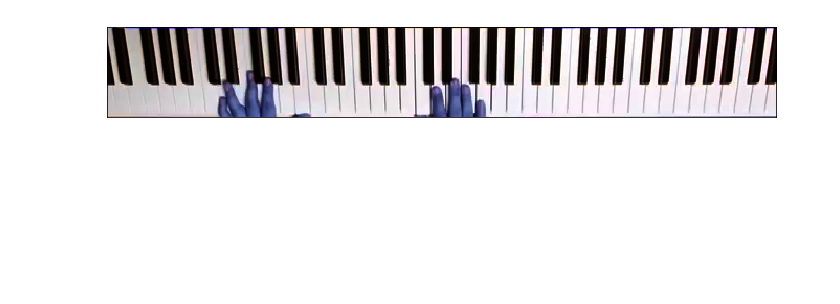
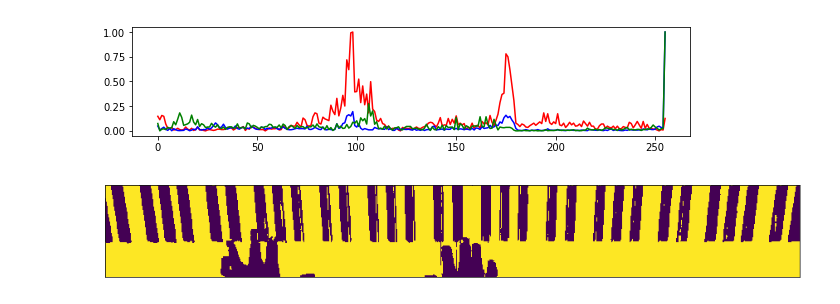
Before and after one commit to rafaeltoyo/piano-lindinho, a Jupyter notebook: notebook/keyboard.ipynb, the cells around one changed output. Cells and saved outputs as stored; diff of their text form; code cells hidden in the pictures; blank space fills up the shorter version.

```diff
--- a/notebook/keyboard.ipynb
+++ b/notebook/keyboard.ipynb
@@ -30,12 +31,20 @@ cropped = image[hi:hf,:,:]
-# %%
-normalized = cropped.astype('float32') / cropped.max()
-
-# Gamma
-normalized = normalized ** 2
-
-
-
-cropped = (normalized * 255).astype('uint8')
-imagem_plot(cropped)
-# %% [output]
-[figure, removed]
+# %%
+hls_cropped = cv2.cvtColor(cropped, cv2.COLOR_BGR2HSV)
+
+H_hist = cv2.calcHist(hls_cropped, [0], None, [256], [0, 256])
+L_hist = cv2.calcHist(hls_cropped, [1], None, [256], [0, 256])
+S_hist = cv2.calcHist(hls_cropped, [2], None, [256], [0, 256])
+
+fig, axes = plt.subplots(1, 1, figsize=(10, 2), sharex=True, sharey=True)
+axes.plot(H_hist.ravel() / H_hist.max(), color="r", label="H")
+axes.plot(L_hist.ravel() / L_hist.max(), color="b", label="L")
+axes.plot(S_hist.ravel() / S_hist.max(), color="g", label="S")
+plt.show()
+
+bkeys = np.zeros(hls_cropped[:,:,0].shape).astype('float32')
+#bkeys[np.all([hls_cropped[:,:,1] <= 110, hls_cropped[:,:,2] <= 130], axis=0)] = 1.0
+bkeys[hls_cropped[:,:,1] <= 50] = 1.0
+image_plot((bkeys * 255).astype('uint8'))
+# %% [output]
+[figure, added]
+[figure, added]
```
Also changed, not shown: parts of 4 cells of this notebook, 4 other files.
